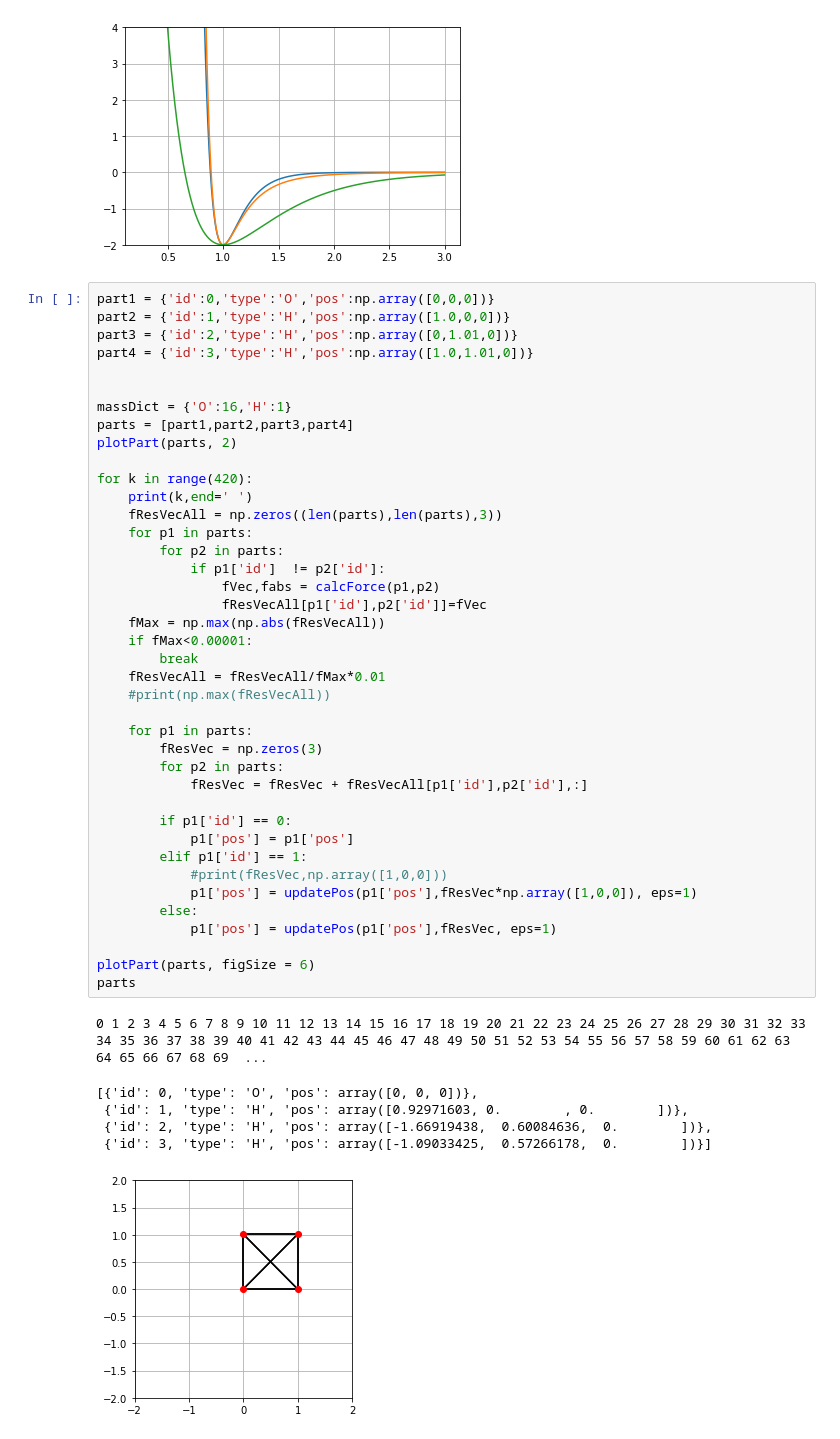
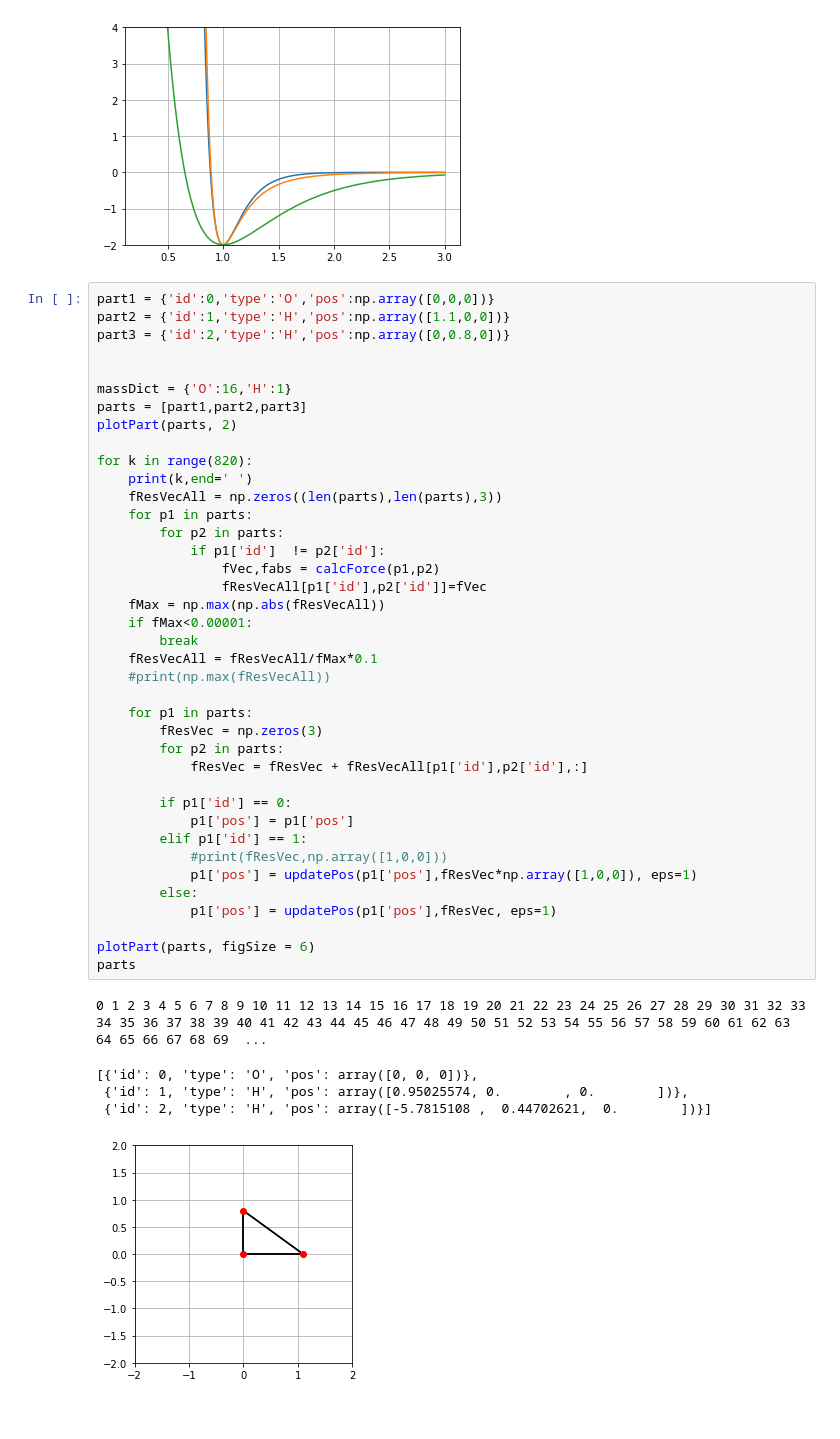
Before and after one commit to cthierfelder/PhysicsInPython, a Jupyter notebook: 14_MoleculeStructure.ipynb, the cells around one changed output. Saved outputs shown, nothing was run; the diff lists cells and outputs as text.

```diff
--- a/14_MoleculeStructure.ipynb
+++ b/14_MoleculeStructure.ipynb
@@ -79,48 +79,46 @@ plt.grid(True)
 [figure]
 # %%
 part1 = {'id':0,'type':'O','pos':np.array([0,0,0])}
-part2 = {'id':1,'type':'H','pos':np.array([1.0,0,0])}
-part3 = {'id':2,'type':'H','pos':np.array([0,1.01,0])}
-part4 = {'id':3,'type':'H','pos':np.array([1.0,1.01,0])}
+part2 = {'id':1,'type':'H','pos':np.array([1.1,0,0])}
+part3 = {'id':2,'type':'H','pos':np.array([0,0.8,0])}
 
 
 massDict = {'O':16,'H':1}
-parts = [part1,part2,part3,part4]
+parts = [part1,part2,part3]
 plotPart(parts, 2)
 
-for k in range(420):
+for k in range(820):
     print(k,end=' ')
     fResVecAll = np.zeros((len(parts),len(parts),3))
     for p1 in parts:
         for p2 in parts:
             if p1['id']  != p2['id']:
                 fVec,fabs = calcForce(p1,p2)
                 fResVecAll[p1['id'],p2['id']]=fVec
     fMax = np.max(np.abs(fResVecAll))
     if fMax<0.00001:
         break
-    fResVecAll = fResVecAll/fMax*0.01
+    fResVecAll = fResVecAll/fMax*0.1
     #print(np.max(fResVecAll))
 
     for p1 in parts:
         fResVec = np.zeros(3)
         for p2 in parts:
             fResVec = fResVec + fResVecAll[p1['id'],p2['id'],:]
 
         if p1['id'] == 0:
             p1['pos'] = p1['pos']
         elif p1['id'] == 1:
             #print(fResVec,np.array([1,0,0]))
             p1['pos'] = updatePos(p1['pos'],fResVec*np.array([1,0,0]), eps=1)
         else:
             p1['pos'] = updatePos(p1['pos'],fResVec, eps=1)
 
 plotPart(parts, figSize = 6)
 parts
 # %% [output]
 0 1 2 3 4 5 6 7 8 9 10 11 12 13 14 15 16 17 18 19 20 21 22 23 24 25 26 27 28 29 30 31 32 33 34 35 36 37 38 39 40 41 42 43 44 45 46 47 48 49 50 51 52 53 54 55 56 57 58 59 60 61 62 63 64 65 66 67 68 69  ...
 [{'id': 0, 'type': 'O', 'pos': array([0, 0, 0])},
- {'id': 1, 'type': 'H', 'pos': array([0.92971603, 0.        , 0.        ])},
- {'id': 2, 'type': 'H', 'pos': array([-1.66919438,  0.60084636,  0.        ])},
- {'id': 3, 'type': 'H', 'pos': array([-1.09033425,  0.57266178,  0.        ])}]
+ {'id': 1, 'type': 'H', 'pos': array([0.95025574, 0.        , 0.        ])},
+ {'id': 2, 'type': 'H', 'pos': array([-5.7815108 ,  0.44702621,  0.        ])}]
-[figure, old version]
+[figure, new version]
```
Also changed, not shown: parts of 3 cells of this notebook.
